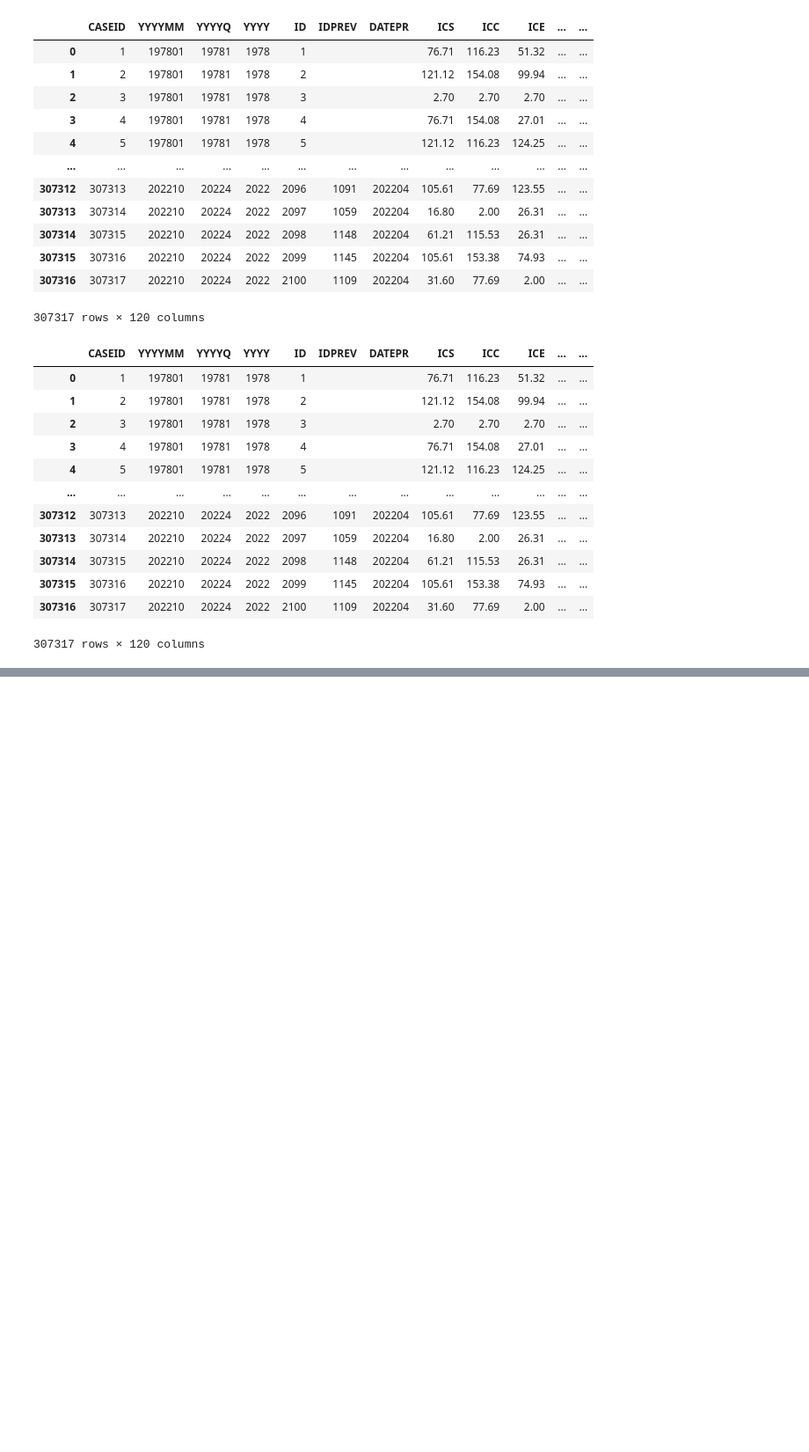
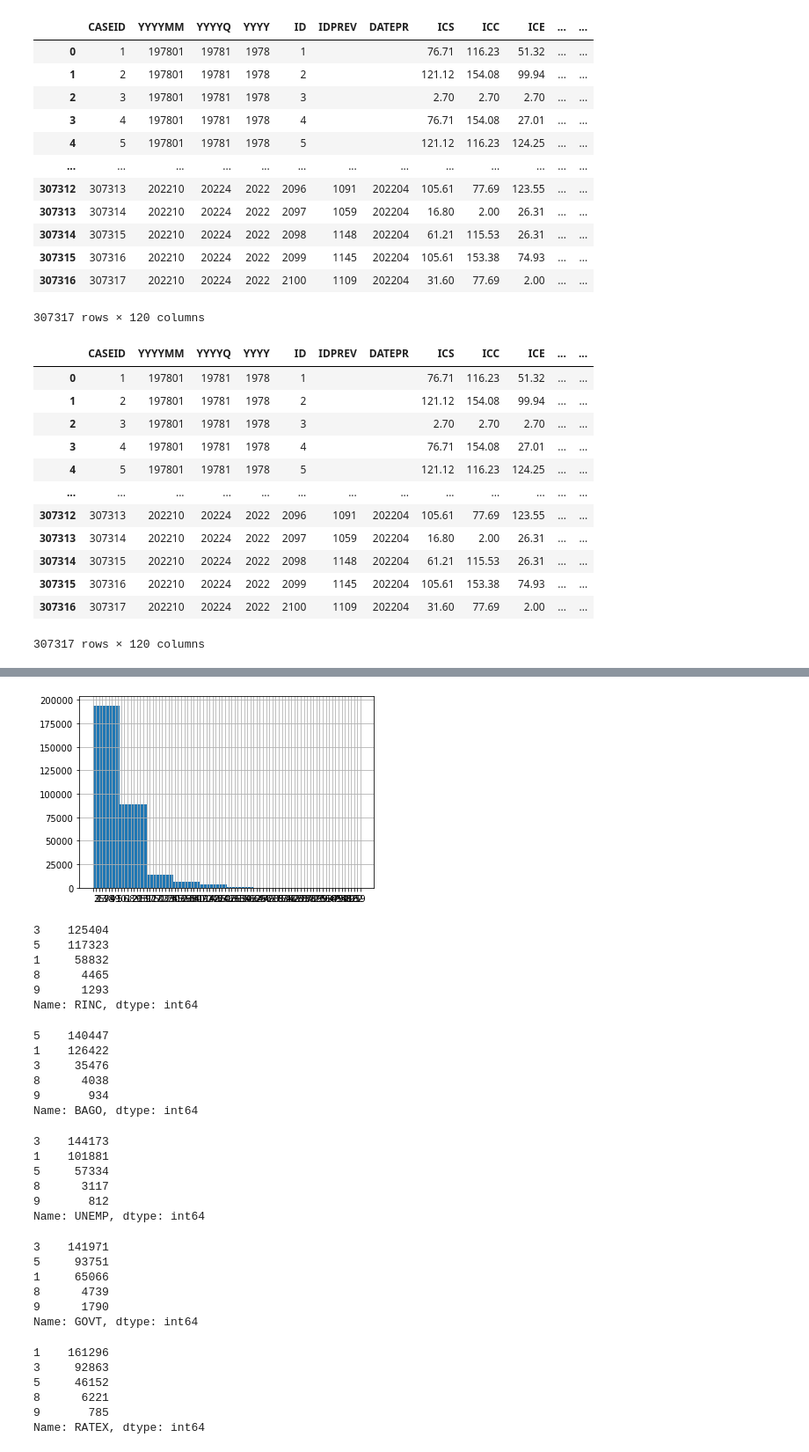
Before and after one commit to Wesley-Janson/stat27420_final_project, a Jupyter notebook: prepare_survey_data.ipynb, the cells around one changed output, grey strips where cells are left out. Shown at 88% size. Drawn from its saved outputs; the diff is of its cells as text; code cells hidden in the pictures; blank space fills up the shorter version.

```diff
--- a/prepare_survey_data.ipynb
+++ b/prepare_survey_data.ipynb
@@ -67,0 +157,5 @@ base_data
+# %%
+# create one variable: 1 if any price-related reason, else 0
+survey_data["price_related_yr_ago"] = np.where(
+    (survey_data.PAGOR1.isin([14,54]))|(survey_data.PAGOR2.isin([14,54])),
+    1, 0)
@@ -67,0 +223,51 @@ base_data
+# %%
+survey_data.INEXQ2.hist()
+# 98 and 99 are missing values - drop them
+survey_data["INEXQ2"] = survey_data.INEXQ2.replace([98,99], np.nan)
+# %% [output]
+[figure, added]
+# %%
+survey_data.RINC.value_counts(dropna=False)
+# %% [output]
+3    125404
+5    117323
+1     58832
+8      4465
+9      1293
+Name: RINC, dtype: int64
+# %%
+survey_data.BAGO.value_counts(dropna=False)
+# %% [output]
+5    140447
+1    126422
+3     35476
+8      4038
+9       934
+Name: BAGO, dtype: int64
+# %%
+survey_data.UNEMP.value_counts(dropna=False)
+# %% [output]
+3    144173
+1    101881
+5     57334
+8      3117
+9       812
+Name: UNEMP, dtype: int64
+# %%
+survey_data.GOVT.value_counts(dropna=False)
+# %% [output]
+3    141971
+5     93751
+1     65066
+8      4739
+9      1790
+Name: GOVT, dtype: int64
+# %%
+survey_data.RATEX.value_counts(dropna=False)
+# %% [output]
+1    161296
+3     92863
+5     46152
+8      6221
+9       785
+Name: RATEX, dtype: int64
```
Also changed, not shown: parts of 38 cells of this notebook, 2 other files.
